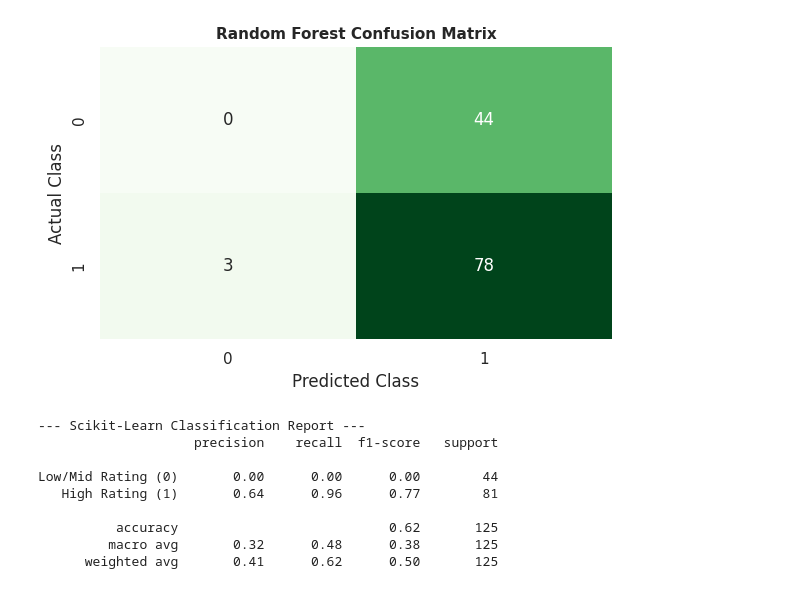
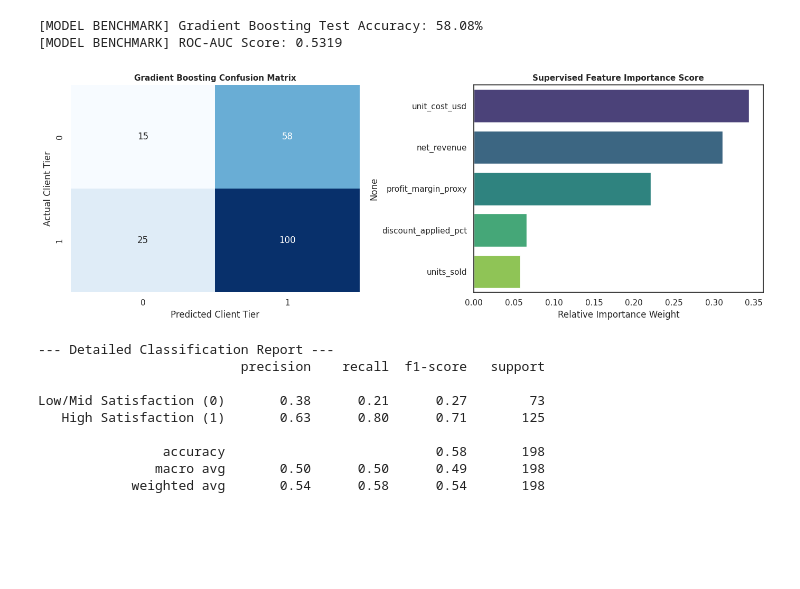
Before and after one commit to abhimanyu-05-2006/YuvaIntern-ML-Engineer-Tasks, a Jupyter notebook: Task_4_Tool_Mastery_Pipeline.ipynb, the cells around one changed output. Saved outputs shown, nothing was run; the diff lists cells and outputs as text; code cells hidden in the pictures; blank space fills up the shorter version.

```diff
--- a/Task_4_Tool_Mastery_Pipeline.ipynb
+++ b/Task_4_Tool_Mastery_Pipeline.ipynb
@@ -77,49 +96,67 @@ Home                       3.70      185974.25    167120.43
 # %%
 import matplotlib.pyplot as plt
 import seaborn as sns
 from sklearn.model_selection import train_test_split
 from sklearn.preprocessing import StandardScaler
-from sklearn.ensemble import RandomForestClassifier
-from sklearn.metrics import classification_report, confusion_matrix
+from sklearn.ensemble import GradientBoostingClassifier
+from sklearn.metrics import classification_report, confusion_matrix, accuracy_score, roc_auc_score
 
-# Feature Matrix & Target Setup
-X = processed_df[['unit_price', 'quantity', 'discount_pct', 'net_revenue']]
-# High Rating Class (4 or 5 = High Satisfaction [1], else [0])
-y = (processed_df['customer_rating'] >= 4).astype(int)
+# Feature Matrix & Binary Target Construction (1 = High Satisfaction [4 or 5], 0 = Low/Mid [1, 2, 3])
+X = processed_retail_df[['unit_cost_usd', 'units_sold', 'discount_applied_pct', 'net_revenue', 'profit_margin_proxy']]
+y = (processed_retail_df['client_satisfaction_score'] >= 4).astype(int)
 
 X_train, X_test, y_train, y_test = train_test_split(X, y, test_size=0.25, random_state=42, stratify=y)
 
-# Feature Scaling & Model Execution
+# Feature Standardization Pipeline
 scaler = StandardScaler()
 X_train_scaled = scaler.fit_transform(X_train)
 X_test_scaled = scaler.transform(X_test)
 
-clf = RandomForestClassifier(n_estimators=100, max_depth=5, random_state=42)
-clf.fit(X_train_scaled, y_train)
+# Gradient Boosting Supervised Model Training
+gb_classifier = GradientBoostingClassifier(n_estimators=120, learning_rate=0.08, max_depth=4, random_state=42)
+gb_classifier.fit(X_train_scaled, y_train)
 
-y_pred = clf.predict(X_test_scaled)
+y_pred = gb_classifier.predict(X_test_scaled)
+y_probabilities = gb_classifier.predict_proba(X_test_scaled)[:, 1]
 
-# Model Performance Diagnostics & Confusion Matrix Plot
+test_accuracy = accuracy_score(y_test, y_pred)
+roc_auc = roc_auc_score(y_test, y_probabilities)
+
+print(f"[MODEL BENCHMARK] Gradient Boosting Test Accuracy: {test_accuracy * 100:.2f}%")
+print(f"[MODEL BENCHMARK] ROC-AUC Score: {roc_auc:.4f}")
+
+# Diagnostic Visualization Suite
 sns.set_theme(style="white")
-fig, ax = plt.subplots(figsize=(6, 4))
+fig, axes = plt.subplots(1, 2, figsize=(14, 5))
+
+# Plot 1: Confusion Matrix Heatmap
 cm = confusion_matrix(y_test, y_pred)
-sns.heatmap(cm, annot=True, fmt='d', cmap='Greens', cbar=False, ax=ax)
-ax.set_title("Random Forest Confusion Matrix", fontsize=11, fontweight='bold')
-ax.set_xlabel("Predicted Class")
-ax.set_ylabel("Actual Class")
+sns.heatmap(ax=axes[0], data=cm, annot=True, fmt='d', cmap="Blues", cbar=False)
+axes[0].set_title("Gradient Boosting Confusion Matrix", fontsize=11, fontweight='bold')
+axes[0].set_xlabel("Predicted Client Tier")
+axes[0].set_ylabel("Actual Client Tier")
+
+# Plot 2: Feature Importance Bar Plot
+feature_importances = pd.Series(gb_classifier.feature_importances_, index=X.columns).sort_values(ascending=False)
+sns.barplot(ax=axes[1], x=feature_importances.values, y=feature_importances.index, hue=feature_importances.index, palette="viridis", legend=False)
+axes[1].set_title("Supervised Feature Importance Score", fontsize=11, fontweight='bold')
+axes[1].set_xlabel("Relative Importance Weight")
+
 plt.tight_layout()
 plt.show()
 
-print("--- Scikit-Learn Classification Report ---")
-print(classification_report(y_test, y_pred, target_names=['Low/Mid Rating (0)', 'High Rating (1)']))
+print("\n--- Detailed Classification Report ---")
+print(classification_report(y_test, y_pred, target_names=['Low/Mid Satisfaction (0)', 'High Satisfaction (1)']))
 # %% [output]
+[MODEL BENCHMARK] Gradient Boosting Test Accuracy: 58.08%
+[MODEL BENCHMARK] ROC-AUC Score: 0.5319
-[figure, old version]
+[figure, new version]
---- Scikit-Learn Classification Report ---
-                    precision    recall  f1-score   support
-
-Low/Mid Rating (0)       0.00      0.00      0.00        44
-   High Rating (1)       0.64      0.96      0.77        81
-
-          accuracy                           0.62       125
-         macro avg       0.32      0.48      0.38       125
-      weighted avg       0.41      0.62      0.50       125
+--- Detailed Classification Report ---
+                          precision    recall  f1-score   support
+
+Low/Mid Satisfaction (0)       0.38      0.21      0.27        73
+   High Satisfaction (1)       0.63      0.80      0.71       125
+
+                accuracy                           0.58       198
+               macro avg       0.50      0.50      0.49       198
+            weighted avg       0.54      0.58      0.54       198
```
Also changed, not shown: parts of 2 cells of this notebook.
